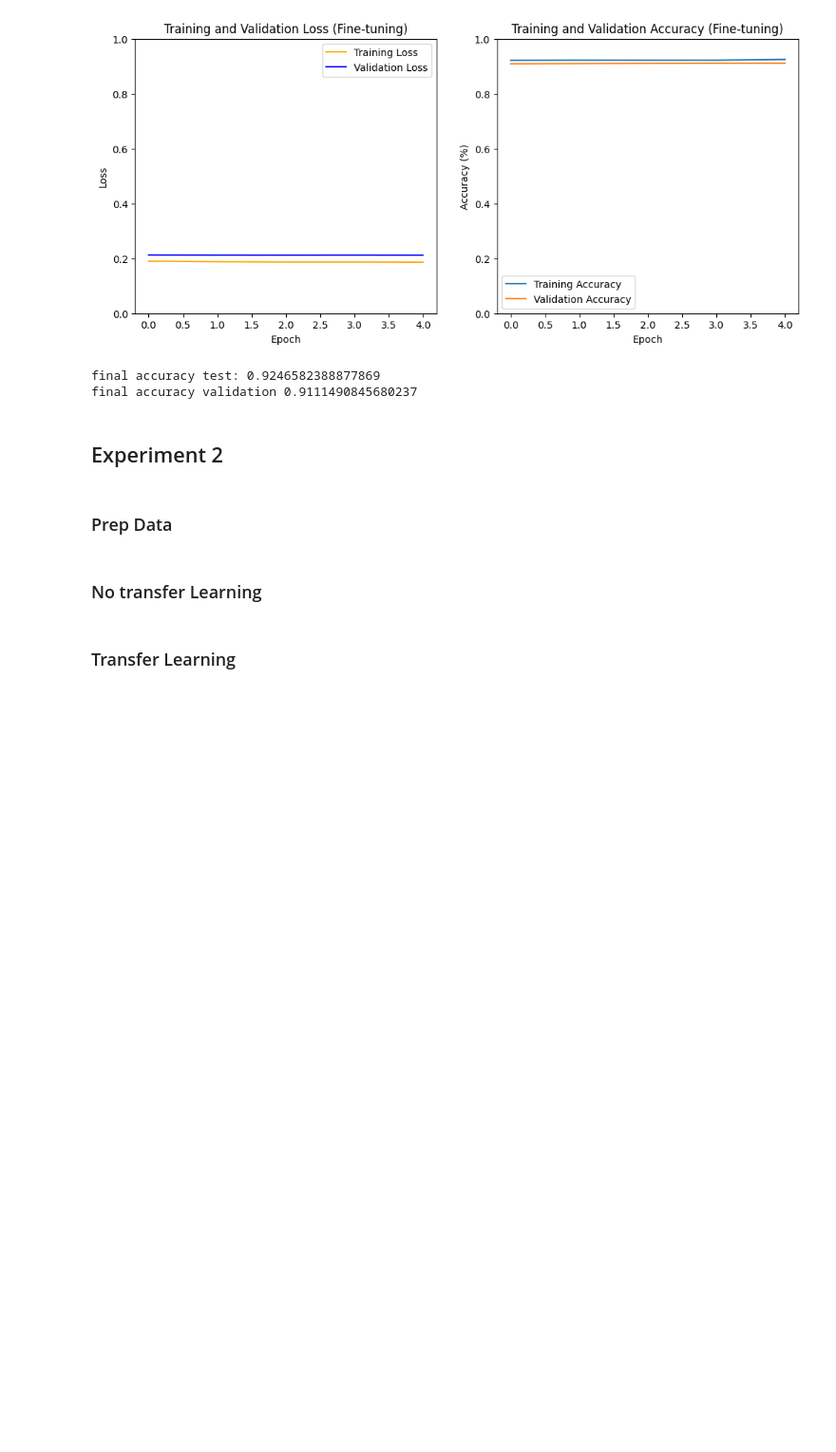
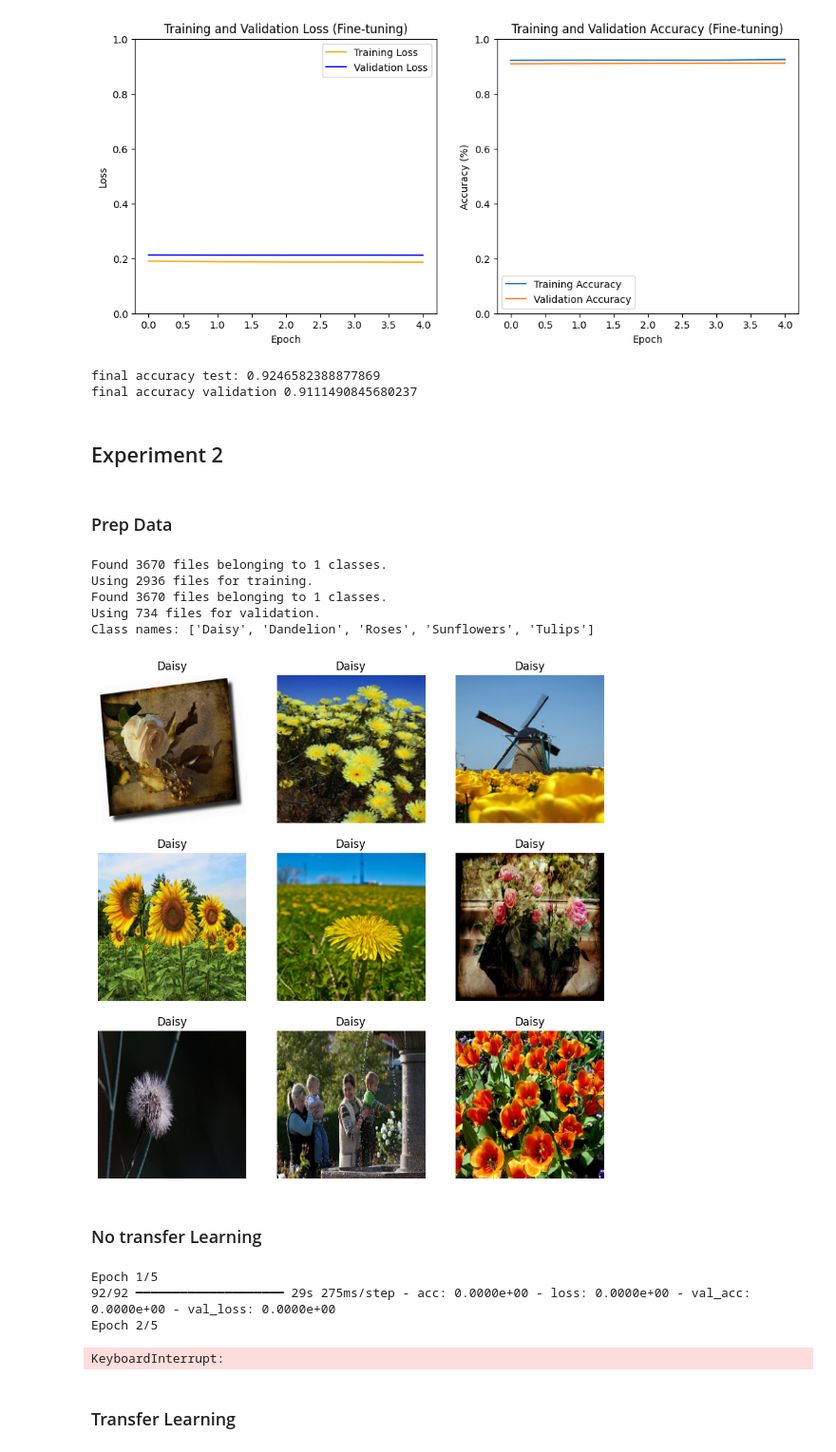
Before and after one commit to nerealegui/DL-Course, a Jupyter notebook: 08_CNN_Cats_and_Dogs-Transfer_Learning.ipynb, the cells around one changed output. Shown at 95% size. Drawn from its saved outputs; the diff is of its cells as text; code cells hidden in the pictures; blank space fills up the shorter version.

```diff
--- a/08_CNN_Cats_and_Dogs-Transfer_Learning.ipynb
+++ b/08_CNN_Cats_and_Dogs-Transfer_Learning.ipynb
@@ -432,34 +432,54 @@ flowers_dataset_url = "https://storage.googleapis.com/download.tensorflow.org/ex
 flowers_data_dir = tf.keras.utils.get_file('flower_photos', origin=flowers_dataset_url, untar=True)
 
 # Prepare the data
 batch_size = 32
 img_height = 224
 img_width = 224
+
+class_names = ['Daisy','Dandelion','Roses','Sunflowers','Tulips']
 
 train_dataset = image_dataset_from_directory(
     flowers_data_dir,
     validation_split=0.2,
     subset="training",
     seed=123,
     image_size=(img_height, img_width),
     batch_size=batch_size
 )
 
 validation_dataset = image_dataset_from_directory(
     flowers_data_dir,
     validation_split=0.2,
     subset="validation",
     seed=123,
     image_size=(img_height, img_width),
     batch_size=batch_size
 )
 
-class_names = train_dataset.class_names
+print("Class names:", class_names)
+
+# Display some images with their labels
+plt.figure(figsize=(10, 10))
+for images, labels in train_dataset.take(1):
+    for i in range(9):
+        ax = plt.subplot(3, 3, i + 1)
+        plt.imshow(images[i].numpy().astype("uint8"))
+        plt.title(class_names[labels[i]])
+        plt.axis("off")
+plt.show()
+
 
 # Normalize pixel values
 normalization_layer = Rescaling(1./255)
 train_dataset = train_dataset.map(lambda x, y: (normalization_layer(x), y))
 validation_dataset = validation_dataset.map(lambda x, y: (normalization_layer(x), y))
+# %% [output]
+Found 3670 files belonging to 1 classes.
+Using 2936 files for training.
+Found 3670 files belonging to 1 classes.
+Using 734 files for validation.
+Class names: ['Daisy', 'Dandelion', 'Roses', 'Sunflowers', 'Tulips']
+[figure, added]
 # %% [markdown]
 ### No transfer Learning
 # %%
@@ -481,11 +501,9 @@ output = Dense(len(class_names), activation='softmax')(x)
 
 model = Model(inputs=[inputs], outputs=output)
 
-model.compile(
-    optimizer=Adam(learning_rate=0.001),
-    loss='sparse_categorical_crossentropy',
-    metrics=['accuracy']
-)
+model.compile(loss='categorical_crossentropy',
+              optimizer=Adam(learning_rate=1e-5),  # Lower learning rate
+              metrics=['acc'])
 
 # Train the model
 history_fine = model.fit(
@@ -499,6 +517,11 @@ evaluate_fine_tuning(model, validation_dataset, class_names)
 
 # Call the function to plot fine-tuning results
 plot_fine_tuning_results(history_fine)
+# %% [output]
+Epoch 1/5
+92/92 ━━━━━━━━━━━━━━━━━━━━ 29s 275ms/step - acc: 0.0000e+00 - loss: 0.0000e+00 - val_acc: 0.0000e+00 - val_loss: 0.0000e+00
+Epoch 2/5
+KeyboardInterrupt:
 # %% [markdown]
 ### Transfer Learning
 # %%
```
Also changed, not shown: parts of 1 cell of this notebook.
